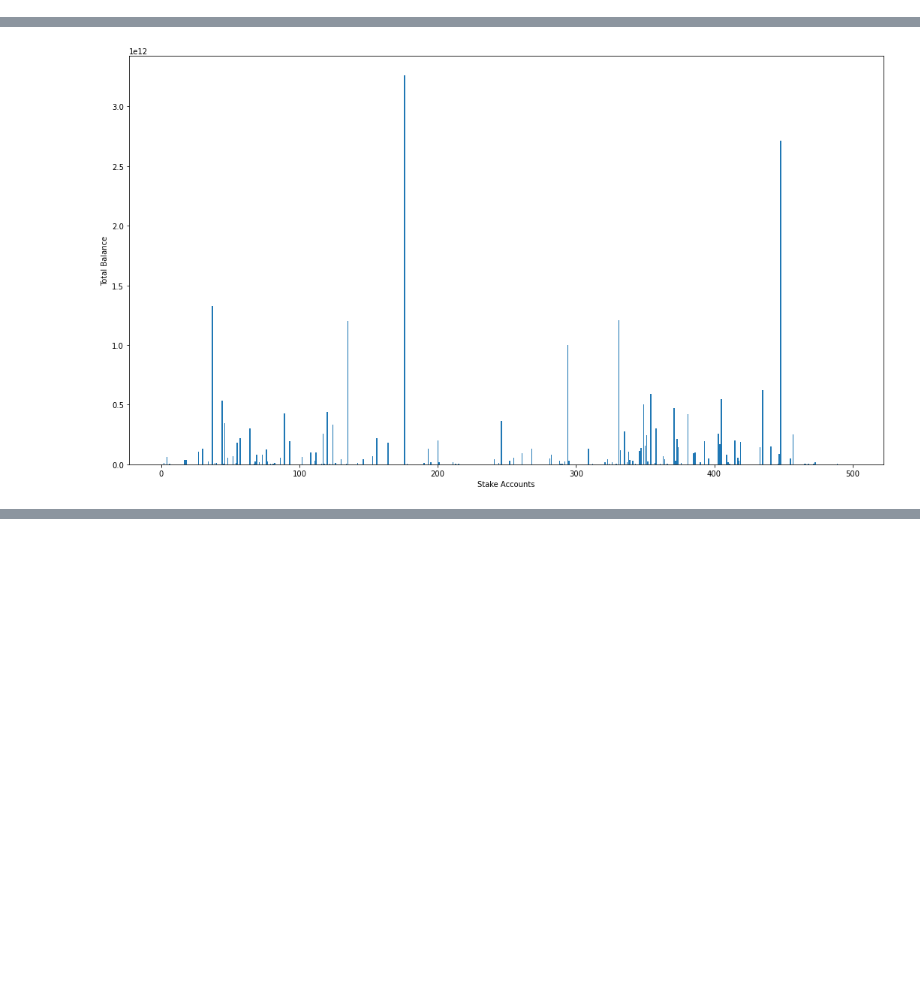
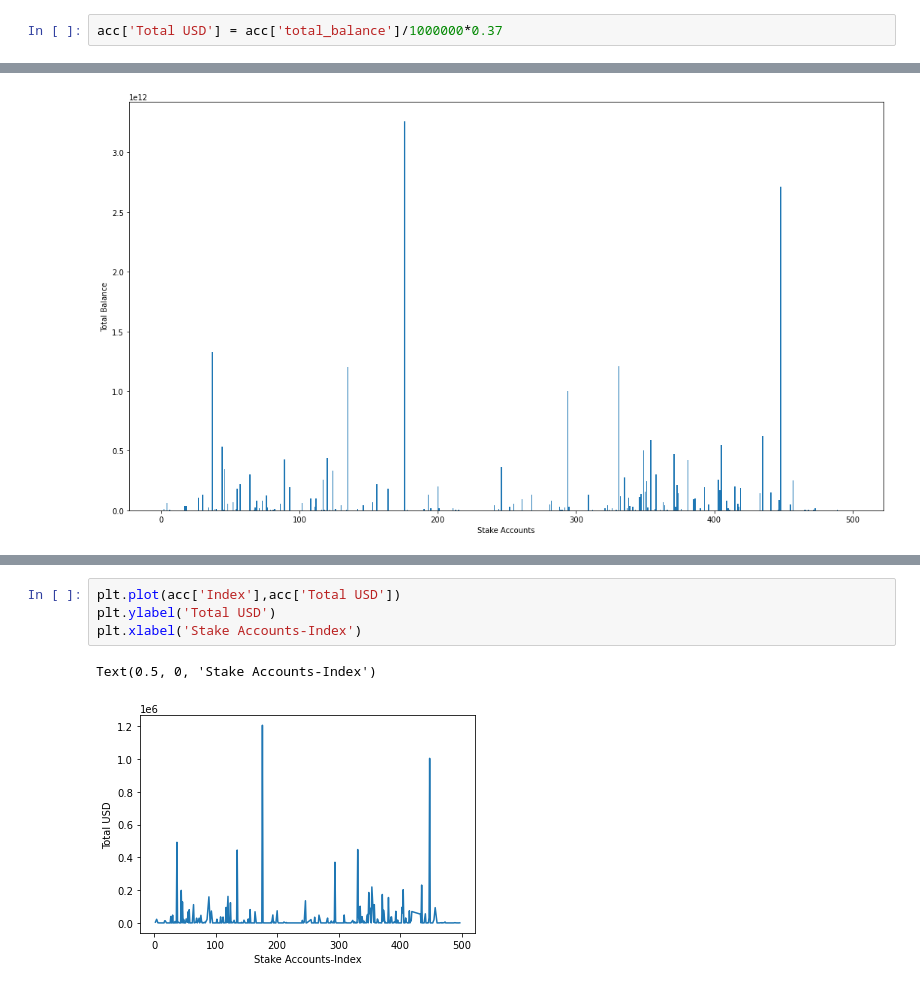
Before and after one commit to parshvadaftari/Cardano_Analysis, a Jupyter notebook: KOIOS_Data_pull/Account_Info_Investigation.ipynb, the cells around one changed output, grey strips where cells are left out. Drawn from its saved outputs; the diff is of its cells as text; blank space fills up the shorter version.

```diff
--- a/KOIOS_Data_pull/Account_Info_Investigation.ipynb
+++ b/KOIOS_Data_pull/Account_Info_Investigation.ipynb
@@ -70,0 +86,2 @@ acc_info.to_csv('Account_Information.csv',index=False)
+# %%
+acc['Total USD'] = acc['total_balance']/1000000*0.37
@@ -117,3 +146,10 @@ Text(0.5, 0, 'Stake Accounts')
 fig = acc.iplot(kind='bar')
 # %% [output]
 [interactive output not drawn]
+# %%
+plt.plot(acc['Index'],acc['Total USD'])
+plt.ylabel('Total USD')
+plt.xlabel('Stake Accounts-Index')
+# %% [output]
+Text(0.5, 0, 'Stake Accounts-Index')
+[figure, added]
```
Also changed, not shown: parts of 18 cells of this notebook.
